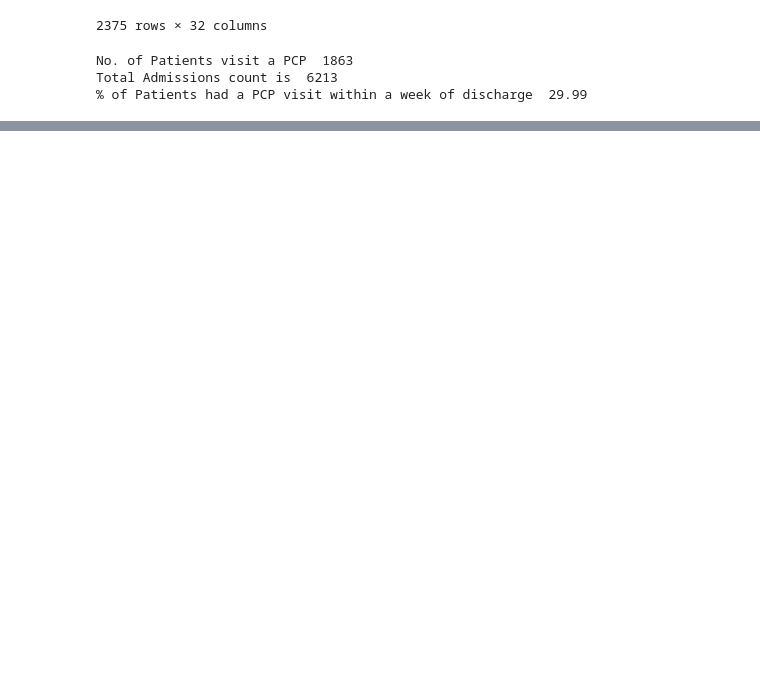
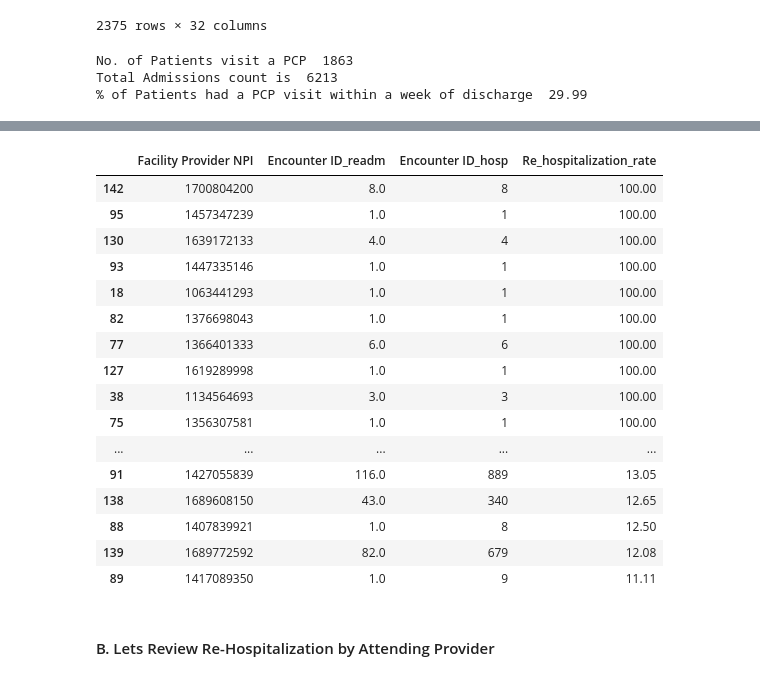
Before and after one commit to jrioross/ursa_health_hospital_readmissions, a Jupyter notebook: notebooks/notebookEDA.ipynb, the cells around one changed output, grey strips where cells are left out. Cells and saved outputs as stored; diff of their text form; code cells hidden in the pictures; blank space fills up the shorter version.

```diff
--- a/notebooks/notebookEDA.ipynb
+++ b/notebooks/notebookEDA.ipynb
@@ -391,3 +391,0 @@ re_admits_facility
-# %%
-re_admits_facility = re_admits_facility.sort_values('Encounter ID', ascending=False)['Encounter ID']
-re_admits_facility
@@ -447,0 +392,3 @@ Name: Encounter ID_x, Length: 73, dtype: int64
+# %%
+re_admits_facility = re_admits_facility.sort_values('Encounter ID', ascending=False)
+re_admits_facility
@@ -447,0 +409,4 @@ Name: Encounter ID_x, Length: 73, dtype: int64
+# %%
+# We will use the admissions1 Dataframe (ALL PATIENTS THAT WENT TO THE HOSPITAL) to group it by Hospital NPI to see if we create a denominator for the above Re-admissions data
+Facility_admits = admissions1.groupby(by='Facility Provider NPI',as_index=False)['Encounter ID'].count()
+Facility_admits
@@ -447,0 +427,33 @@ Name: Encounter ID_x, Length: 73, dtype: int64
+# %%
+#We will now merge the facility admits ( to have denominator) to the re-admits-facility ( numerator)to calculate
+#rate of the % re-admission by facility NPI over time.
+
+rehospitalization = pd.merge(re_admits_facility,Facility_admits, how ='right',on='Facility Provider NPI',suffixes =('_readm', '_hosp'))
+#Select only the Ecounter ID columns
+#rehospitalization = rehospitalization[['Facility Provider NPI','Encounter ID_readm','Encounter ID_hosp']]
+
+#Calulate the RE-Hospitalization rate
+rehospitalization['Re_hospitalization_rate'] = round(rehospitalization['Encounter ID_readm'] / rehospitalization['Encounter ID_hosp'] * 100  ,2 )
+# Sort the Re-hospitalization rate
+rehospitalization = rehospitalization.sort_values(['Re_hospitalization_rate'], ascending=False)
+rehospitalization.head(50)
+# %% [output]
+|  | Facility Provider NPI | Encounter ID_readm | Encounter ID_hosp | Re_hospitalization_rate |
+| 142 | 1700804200 | 8.0 | 8 | 100.00 |
+| 95 | 1457347239 | 1.0 | 1 | 100.00 |
+| 130 | 1639172133 | 4.0 | 4 | 100.00 |
+| 93 | 1447335146 | 1.0 | 1 | 100.00 |
+| 18 | 1063441293 | 1.0 | 1 | 100.00 |
+| 82 | 1376698043 | 1.0 | 1 | 100.00 |
+| 77 | 1366401333 | 6.0 | 6 | 100.00 |
+| 127 | 1619289998 | 1.0 | 1 | 100.00 |
+| 38 | 1134564693 | 3.0 | 3 | 100.00 |
+| 75 | 1356307581 | 1.0 | 1 | 100.00 |
+| ... | ... | ... | ... | ... |
+| 91 | 1427055839 | 116.0 | 889 | 13.05 |
+| 138 | 1689608150 | 43.0 | 340 | 12.65 |
+| 88 | 1407839921 | 1.0 | 8 | 12.50 |
+| 139 | 1689772592 | 82.0 | 679 | 12.08 |
+| 89 | 1417089350 | 1.0 | 9 | 11.11 |
+# %% [markdown]
+#### B. Lets Review Re-Hospitalization by Attending Provider
```
Also changed, not shown: parts of 24 cells of this notebook.
